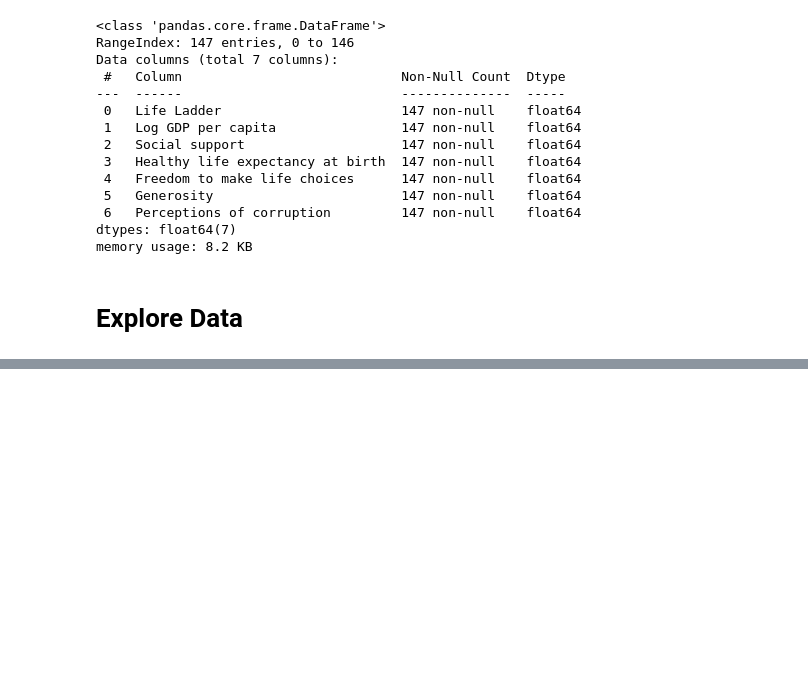
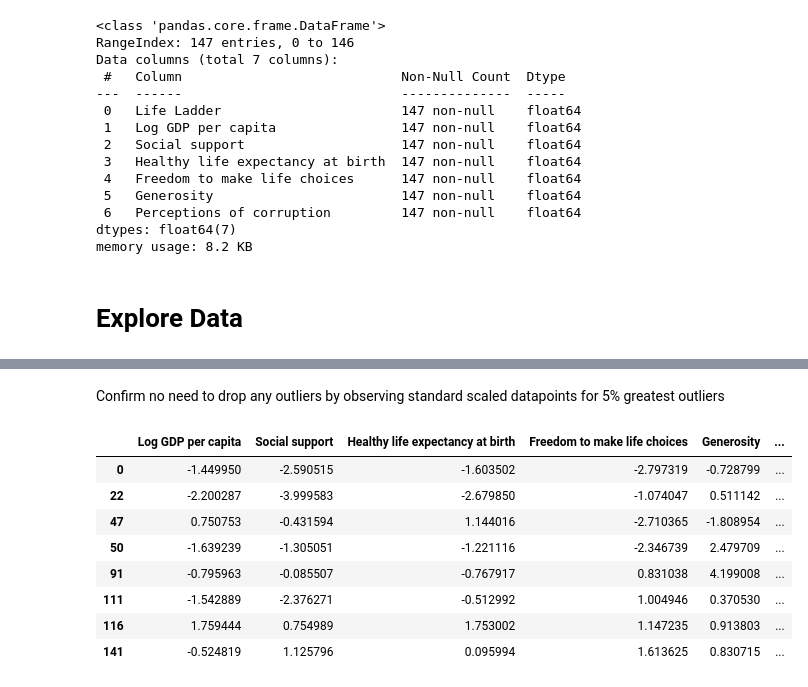
Before and after one commit to blantj/happiness_regression, a Jupyter notebook: Modeling.ipynb, the cells around one changed output, grey strips where cells are left out. Cells and saved outputs as stored; diff of their text form; code cells hidden in the pictures; blank space fills up the shorter version.

```diff
--- a/Modeling.ipynb
+++ b/Modeling.ipynb
@@ -132,0 +152,17 @@ x = df.drop(columns=)
+# %% [markdown]
+Confirm no need to drop any outliers by observing standard scaled datapoints for 5% greatest outliers
+# %%
+ss_x = if_x.drop(columns='Outlier')
+ss = StandardScaler()
+ss_x = pd.DataFrame(ss.fit_transform(ss_x), columns=ss_x.columns)
+ss_x.iloc[outlier_indices]
+# %% [output]
+|  | Log GDP per capita | Social support | Healthy life expectancy at birth | Freedom to make life choices | Generosity | ... |
+| 0 | -1.449950 | -2.590515 | -1.603502 | -2.797319 | -0.728799 | ... |
+| 22 | -2.200287 | -3.999583 | -2.679850 | -1.074047 | 0.511142 | ... |
+| 47 | 0.750753 | -0.431594 | 1.144016 | -2.710365 | -1.808954 | ... |
+| 50 | -1.639239 | -1.305051 | -1.221116 | -2.346739 | 2.479709 | ... |
+| 91 | -0.795963 | -0.085507 | -0.767917 | 0.831038 | 4.199008 | ... |
+| 111 | -1.542889 | -2.376271 | -0.512992 | 1.004946 | 0.370530 | ... |
+| 116 | 1.759444 | 0.754989 | 1.753002 | 1.147235 | 0.913803 | ... |
+| 141 | -0.524819 | 1.125796 | 0.095994 | 1.613625 | 0.830715 | ... |
```
Also changed, not shown: parts of 13 cells of this notebook.
